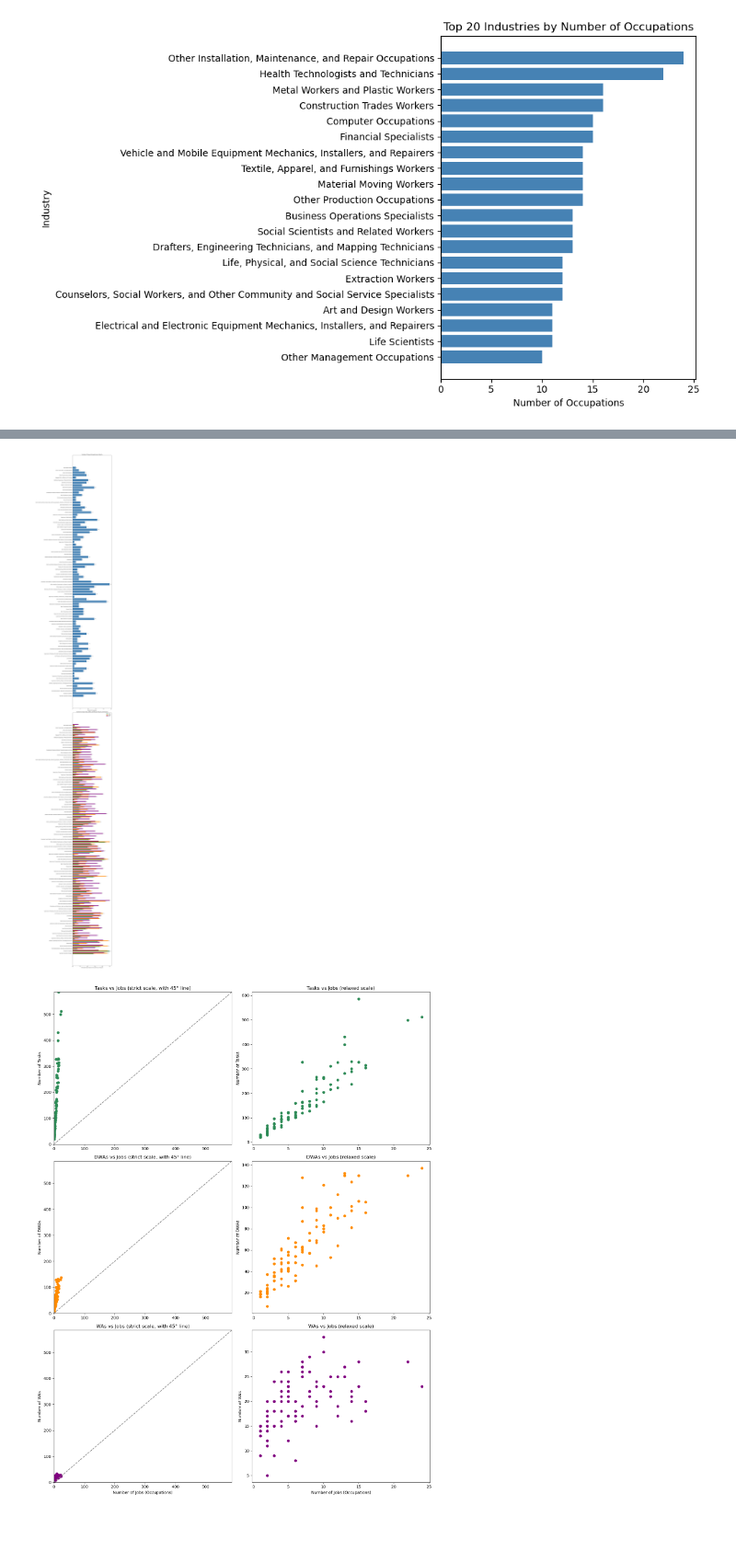
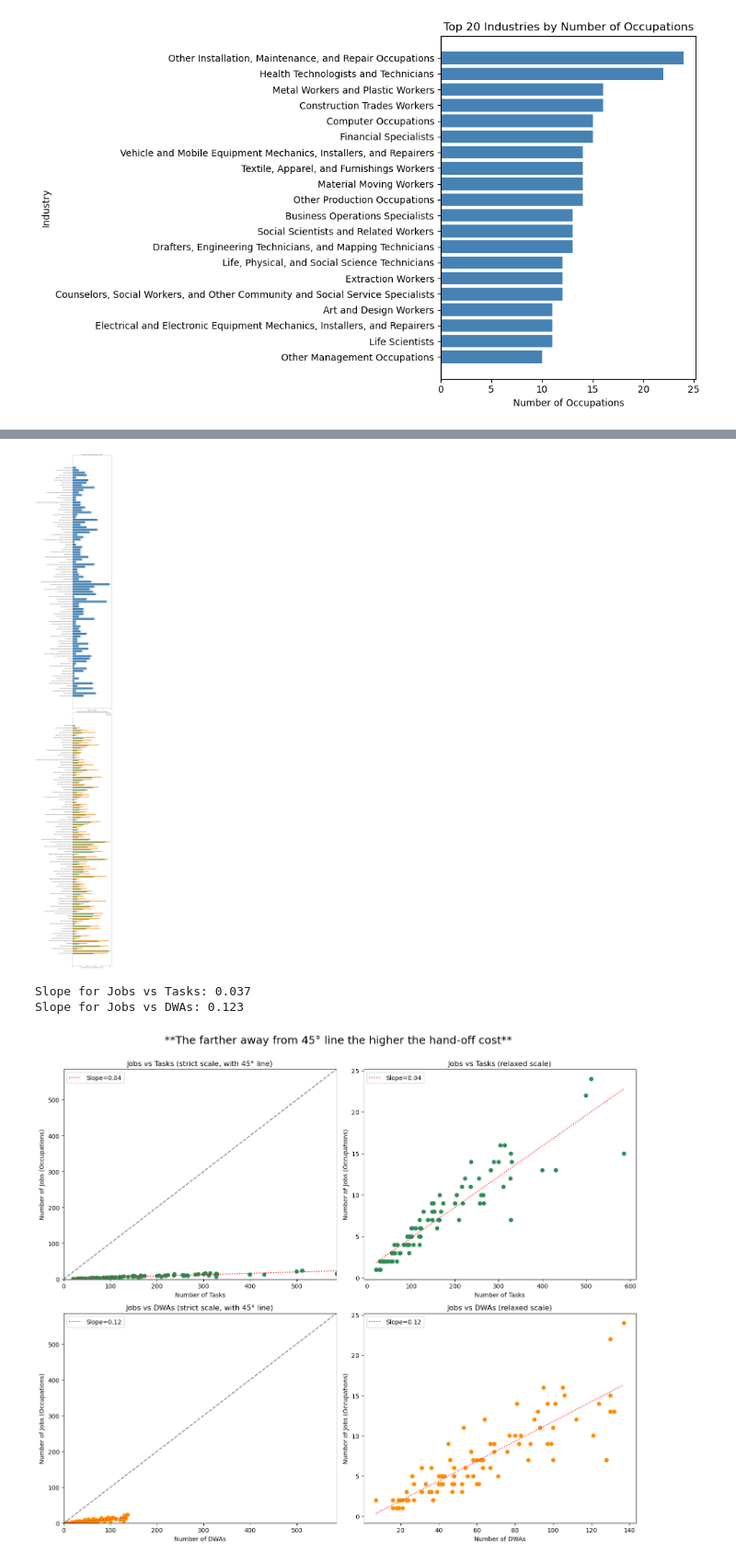
Before and after one commit to johnjosephhorton/rubin, a Jupyter notebook: agentic_ai/onet_handoff_measure.ipynb, the cells around one changed output, grey strips where cells are left out. Shown at 92% size. Drawn from its saved outputs; the diff is of its cells as text; code cells hidden in the pictures; blank space fills up the shorter version.

Commit message:
updated scatter plots

```diff
--- a/agentic_ai/onet_handoff_measure.ipynb
+++ b/agentic_ai/onet_handoff_measure.ipynb
@@ -387,7 +481,7 @@ bar_height = 0.25
 
 bars_task = axes[1].barh(ind - bar_height, normed["tasks_norm"], height=bar_height, color="seagreen", label="Tasks")
 bars_dwa  = axes[1].barh(ind,             normed["DWAs_norm"],  height=bar_height, color="darkorange", label="DWAs")
-bars_wa   = axes[1].barh(ind + bar_height, normed["WAs_norm"],   height=bar_height, color="purple", label="WAs")
+# bars_wa   = axes[1].barh(ind + bar_height, normed["WAs_norm"],   height=bar_height, color="purple", label="WAs")
 
 axes[1].set_yticks(ind)
 axes[1].set_yticklabels(normed["ind_name"])
@@ -399,7 +493,7 @@ axes[1].legend()
 for bars, vals in [
     (bars_task, normed["num_unique_tasks"]),
     (bars_dwa, normed["num_unique_DWAs"]),
-    (bars_wa, normed["num_unique_WAs"]),
+    # (bars_wa, normed["num_unique_WAs"]),
 ]:
     for bar, val in zip(bars, vals):
         axes[1].text(bar.get_width() + 0.005, bar.get_y() + bar.get_height()/2.5,
@@ -409,9 +503,10 @@ plt.tight_layout()
 plt.savefig(f"{output_plot_path}/jobs_tasks_dwas_was_grouped_normalized_by_industry.png")
 plt.show()
 # %% [output]
-[figure, old version]
+[figure, new version]
 # %%
 import matplotlib.pyplot as plt
+import numpy as np
 
 # --- Compute absolute counts per industry ---
 jobs_tasks_abs = (
@@ -420,51 +515,70 @@ jobs_tasks_abs = (
         num_unique_occ=("occ_title", "nunique"),
         num_unique_tasks=("task", "nunique"),
         num_unique_DWAs=("dwa_title", "nunique"),
-        num_unique_WAs=("wa_name", "nunique"),
+        # num_unique_WAs=("wa_name", "nunique"),
     )
     .reset_index()
 )
 
 # Determine common axis limits for column 1 (strict)
 max_x = jobs_tasks_abs["num_unique_occ"].max()
 max_y = max(
     jobs_tasks_abs["num_unique_tasks"].max(),
     jobs_tasks_abs["num_unique_DWAs"].max(),
-    jobs_tasks_abs["num_unique_WAs"].max()
+    # jobs_tasks_abs["num_unique_WAs"].max()
 )
 limit = max(max_x, max_y)
 
 # --- Scatter plots in 3x2 grid ---
-fig, axes = plt.subplots(3, 2, figsize=(14, 18), sharex=False, sharey=False)
+fig, axes = plt.subplots(2, 2, figsize=(14, 12), sharex=False, sharey=False)
 
 # Data config
 measures = [
     ("num_unique_tasks", "Tasks", "seagreen"),
     ("num_unique_DWAs", "DWAs", "darkorange"),
-    ("num_unique_WAs", "WAs", "purple"),
+    # ("num_unique_WAs", "WAs", "purple"),
 ]
 
 for i, (col, label, color) in enumerate(measures):
+    x = jobs_tasks_abs[col].values
+    y = jobs_tasks_abs["num_unique_occ"].values
+
+    # Fit line (simple linear regression y = m*x + b)
+    slope, intercept = np.polyfit(x, y, 1)
+
+    # Print slope to console
+    print(f"Slope for Jobs vs {label}: {slope:.3f}")
+
+    # Generate fit line
+    x_fit = np.linspace(x.min(), x.max(), 100)
+    y_fit = slope * x_fit + intercept
+
     # Left column: strict axis with 45° line
-    axes[i, 0].scatter(jobs_tasks_abs["num_unique_occ"], jobs_tasks_abs[col], color=color)
+    axes[i, 0].scatter(x, y, color=color)
     axes[i, 0].plot([0, limit], [0, limit], linestyle="--", color="gray")
-    axes[i, 0].set_title(f"{label} vs Jobs (strict scale, with 45° line)")
-    axes[i, 0].set_ylabel(f"Number of {label}")
+    axes[i, 0].plot(x_fit, y_fit, linestyle=":", color="red", label=f"Slope={slope:.2f}")
+    axes[i, 0].set_title(f"Jobs vs {label} (strict scale, with 45° line)")
+    axes[i, 0].set_xlabel(f"Number of {label}")
+    axes[i, 0].set_ylabel("Number of Jobs (Occupations)")
     axes[i, 0].set_xlim(0, limit)
     axes[i, 0].set_ylim(0, limit)
+    axes[i, 0].legend()
 
     # Right column: relaxed axis (autoscale)
-    axes[i, 1].scatter(jobs_tasks_abs["num_unique_occ"], jobs_tasks_abs[col], color=color)
-    axes[i, 1].set_title(f"{label} vs Jobs (relaxed scale)")
-    axes[i, 1].set_ylabel(f"Number of {label}")
-    # autoscale → don't fix xlim/ylim
+    axes[i, 1].scatter(x, y, color=color)
+    axes[i, 1].plot(x_fit, y_fit, linestyle=":", color="red", label=f"Slope={slope:.2f}")
+    axes[i, 1].set_title(f"Jobs vs {label} (relaxed scale)")
+    axes[i, 1].set_xlabel(f"Number of {label}")
+    axes[i, 1].set_ylabel("Number of Jobs (Occupations)")
+    axes[i, 1].legend()
 
-# X labels only for bottom row
-axes[2, 0].set_xlabel("Number of Jobs (Occupations)")
-axes[2, 1].set_xlabel("Number of Jobs (Occupations)")
+# Add super title on top of all subplots
+fig.suptitle("**The farther away from 45° line the higher the hand-off cost**\n", fontsize=18)
 
 plt.tight_layout()
-plt.savefig(f"{output_plot_path}/tasks_dwas_was_vs_jobs_scatter_3x2_relaxed.png")
+plt.savefig(f"{output_plot_path}/jobs_vs_tasks_dwas_was_scatter_with_fit.png")
 plt.show()
 # %% [output]
+Slope for Jobs vs Tasks: 0.037
+Slope for Jobs vs DWAs: 0.123
-[figure, old version]
+[figure, new version]
```
Also changed, not shown: parts of 4 cells of this notebook.
